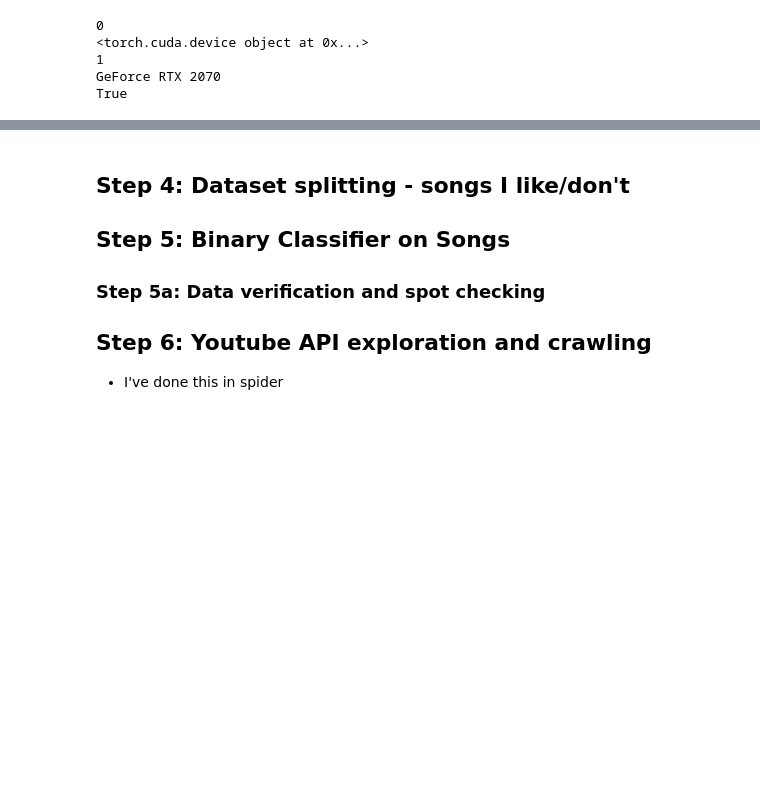
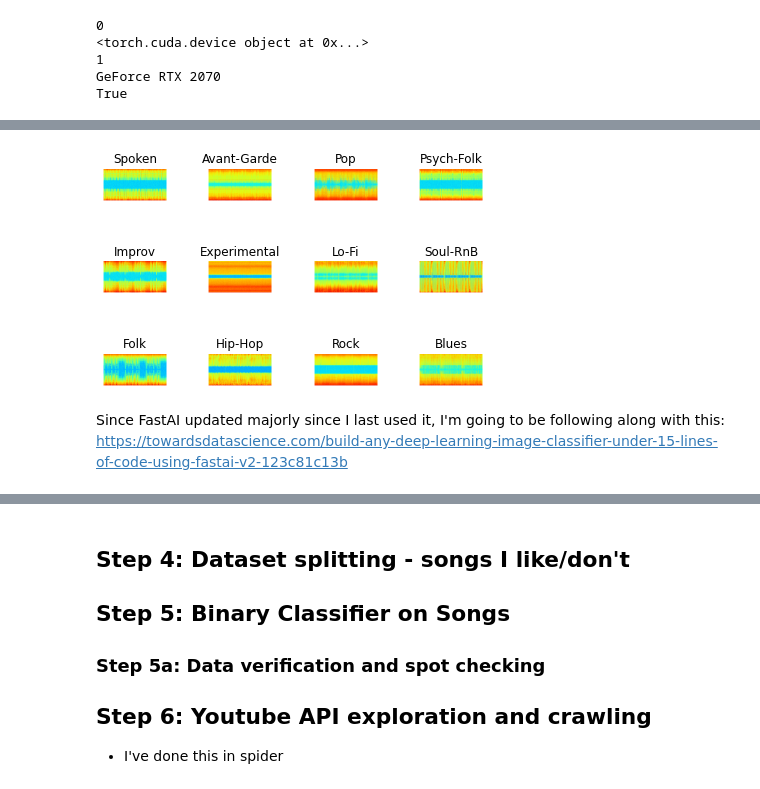
Before and after one commit to amunchet/cormorant, a Jupyter notebook: Cormorant.ipynb, the cells around one changed output, grey strips where cells are left out. Saved outputs shown, nothing was run; the diff lists cells and outputs as text; code cells hidden in the pictures; blank space fills up the shorter version.

```diff
--- a/Cormorant.ipynb
+++ b/Cormorant.ipynb
@@ -319,0 +324,13 @@ from fastai.vision import *
+# %%
+DIR="/mnt/sdf/data/"
+size = 512
+bs = 8
+DATASET_PATH = Path(DIR)
+# %%
+import os
+labels = os.listdir(DIR)
+print("No. of labels: {}".format(len(labels)))
+print("-----------------")
+
+for label in labels:
+    print("{}, {} files".format(label, len(os.listdir(DIR+label))))
@@ -319,0 +356,19 @@ from fastai.vision import *
+# %%
+import numpy as np
+import matplotlib.pyplot as plt
+from PIL import Image
+
+fig, ax = plt.subplots(nrows=3, ncols=4)
+fig.tight_layout()
+cnt = 0
+for row in ax:
+    for col in row:
+        image_name = np.random.choice(os.listdir(DIR + labels[cnt]))
+        im = Image.open("{}{}/{}".format(DIR,labels[cnt],image_name))
+        col.imshow(im)
+        col.set_title(labels[cnt])
+        col.axis('off')
+        cnt += 1
+plt.show()
+# %% [output]
+[figure, added]
@@ -319,0 +384,2 @@ from fastai.vision import *
+# %% [markdown]
+Since FastAI updated majorly since I last used it, I'm going to be following along with this: https://towardsdatascience.com/build-any-deep-learning-image-classifier-under-15-lines-of-code-using-fastai-v2-123c81c13b
```
Also changed, not shown: parts of 19 cells of this notebook.
